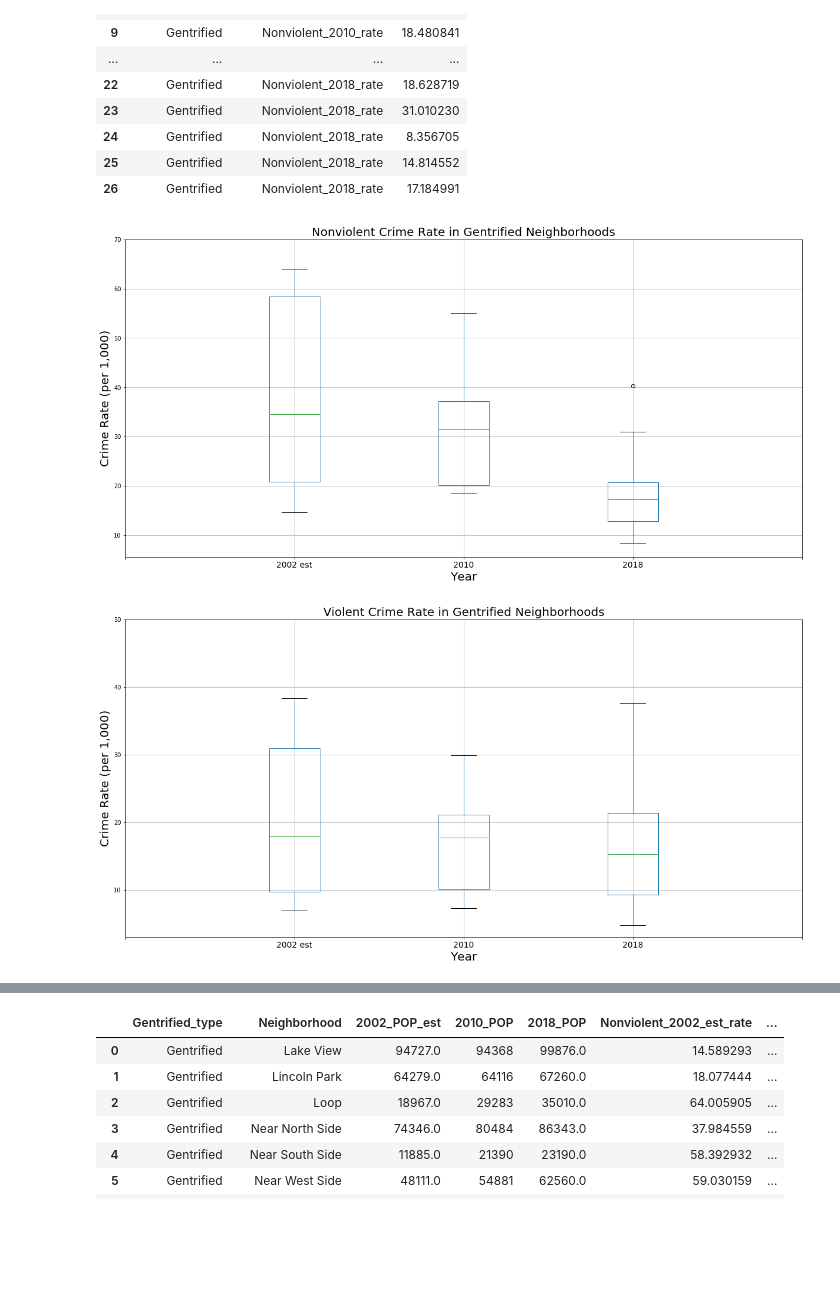
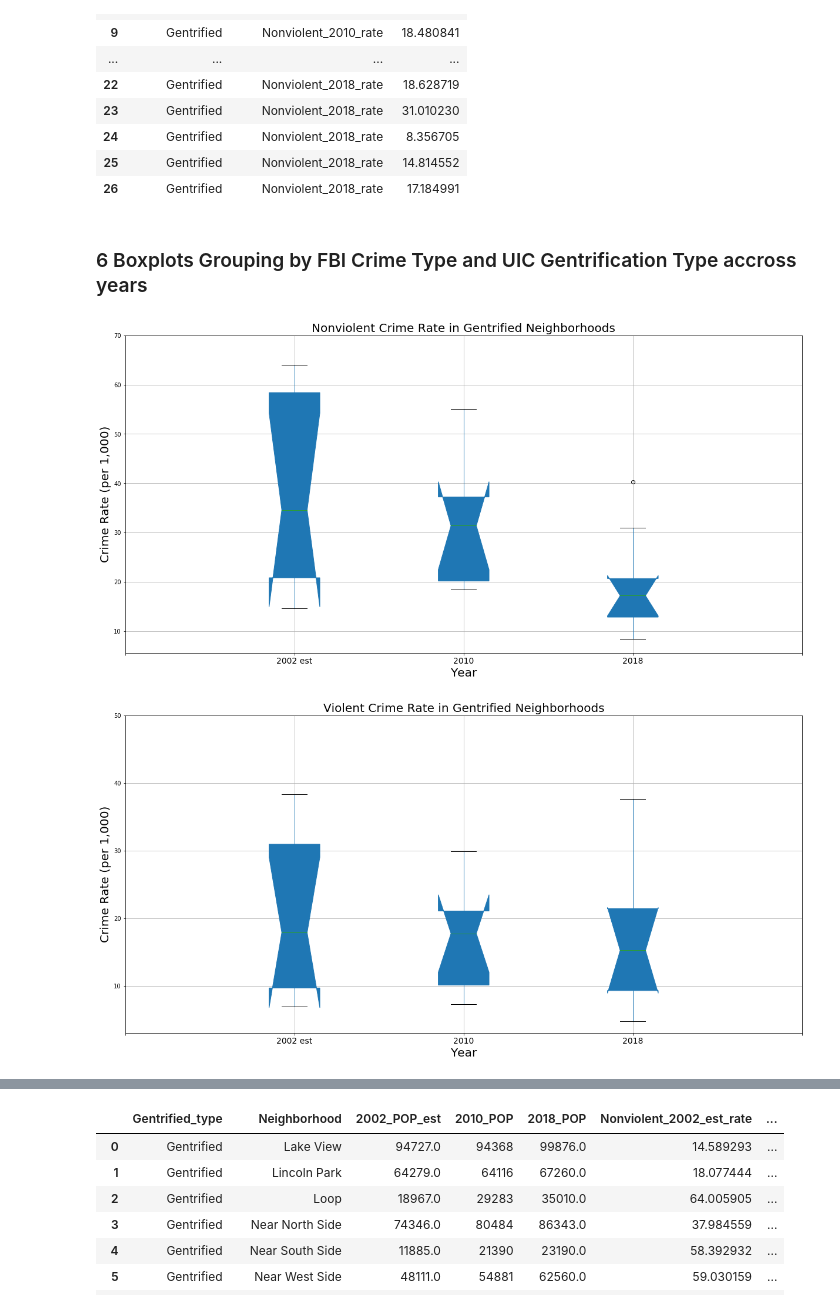
Before and after one commit to ajdeschenes/RuPaulsitory, a Jupyter notebook: Dev/Crime/chicago_crime_gentrification_api_json.ipynb, the cells around one changed output, grey strips where cells are left out. Saved outputs shown, nothing was run; the diff lists cells and outputs as text; code cells hidden in the pictures; blank space fills up the shorter version.

Commit message:
Output Reports and Figures Finalized, Markdown Added, ANOVA and Describe Stats added

```diff
--- a/Dev/Crime/chicago_crime_gentrification_api_json.ipynb
+++ b/Dev/Crime/chicago_crime_gentrification_api_json.ipynb
@@ -731,30 +798,31 @@ crimerate_nonviolent_g
 | 24 | Gentrified | Nonviolent_2018_rate | 8.356705 |
 | 25 | Gentrified | Nonviolent_2018_rate | 14.814552 |
 | 26 | Gentrified | Nonviolent_2018_rate | 17.184991 |
+# %% [markdown]
+### 6 Boxplots Grouping by FBI Crime Type and UIC Gentrification Type accross years
 # %%
-crimerate_nonviolent_g.boxplot("value", by="variable", figsize=(20, 10))
+crimerate_nonviolent_g.boxplot("value", by="variable", notch=True, patch_artist=True, figsize=(20, 10))
 
 plt.title('Nonviolent Crime Rate in Gentrified Neighborhoods', fontsize=20)
 plt.suptitle("")
 
 plt.xlabel('Year', fontsize=20)
 plt.ylabel('Crime Rate (per 1,000)', fontsize=20)
 
 # Limits for the Y axis
 bars = ('','2002 est', '2010', '2018','')
 y_pos = np.arange(len(bars))
 
-
 # Create names
 plt.xticks(y_pos, bars, fontsize=14)
 plt.ylim(top=70)
 
 # Export graphic
 plt.savefig('output_reports_figures/gentrified_nonviolent.png')
 # %% [output]
-[figure, old version]
+[figure, new version]
 # %%
-crimerate_violent_g.boxplot("value", by="variable", figsize=(20, 10))
+crimerate_violent_g.boxplot("value", by="variable", notch=True, patch_artist=True, figsize=(20, 10))
 
 plt.title('Violent Crime Rate in Gentrified Neighborhoods', fontsize=20)
 plt.suptitle("")
@@ -774,5 +842,5 @@ plt.ylim(top=50)
 # Export graphic
 plt.savefig('output_reports_figures/gentrified_violent.png')
 # %% [output]
-[figure, old version]
+[figure, new version]
 # %%
```
Also changed, not shown: parts of 20 cells of this notebook, 14 other files.
